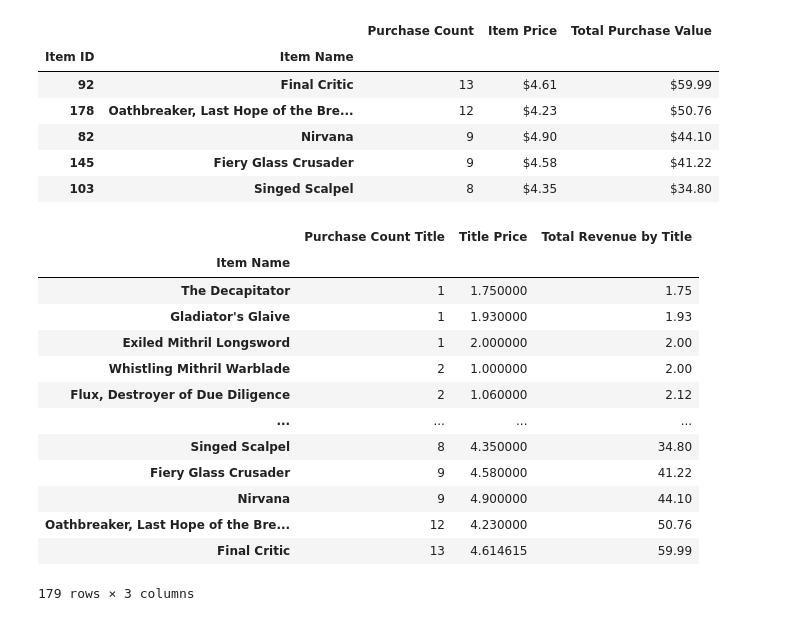
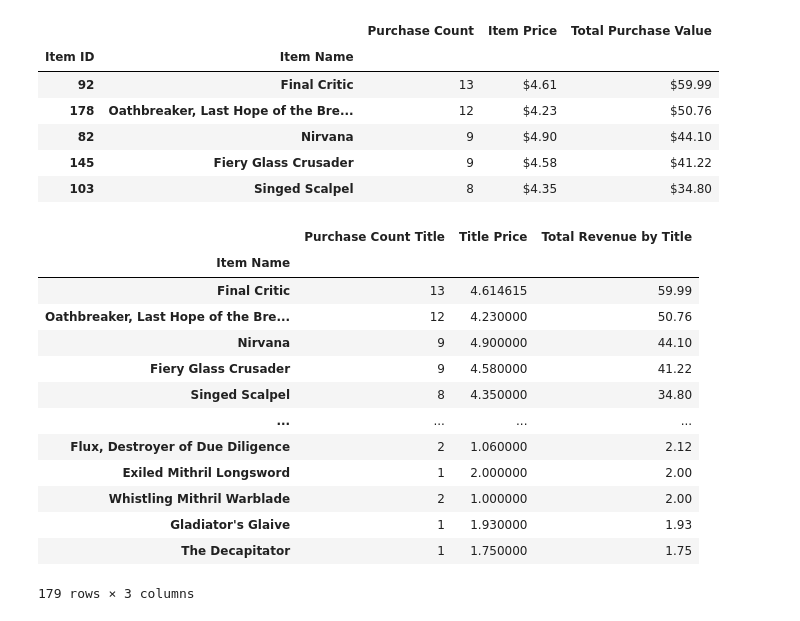
Before and after one commit to ezeavila/pandas-challenge, a Jupyter notebook: HeroesOfPymoli/02-Homework_04-Pandas_Instructions_HeroesOfPymoli_HeroesOfPymoli_starter.ipynb, the cells around one changed output. Cells and saved outputs as stored; diff of their text form; code cells hidden in the pictures.

```diff
--- a/HeroesOfPymoli/02-Homework_04-Pandas_Instructions_HeroesOfPymoli_HeroesOfPymoli_starter.ipynb
+++ b/HeroesOfPymoli/02-Homework_04-Pandas_Instructions_HeroesOfPymoli_HeroesOfPymoli_starter.ipynb
@@ -344,7 +344,7 @@ purchases_by_title_df = pd.DataFrame({"Purchase Count Title" : purchase_by_title
                                            "Title Price" : price_title,
                                            "Total Revenue by Title" : total_purchase_title})
 
-purchases_by_title_df = purchases_by_title_df.sort_values((['Purchase Count Title']), ascending = "false")
+purchases_by_title_df = purchases_by_title_df.sort_values((['Purchase Count Title']), ascending = False)
 
 #sort from highest to lowest
 
@@ -384,23 +384,23 @@ purchases_by_title_df
 | 145 | Fiery Glass Crusader | 9 | $4.58 | $41.22 |
 | 103 | Singed Scalpel | 8 | $4.35 | $34.80 |
 # %%
-purchases_by_title_df = purchases_by_title_df.sort_values((['Total Revenue by Title']), ascending = "false")
+purchases_by_title_df = purchases_by_title_df.sort_values((['Total Revenue by Title']), ascending = False)
 
 #sort from highest to lowest
 
 purchases_by_title_df
 # %% [output]
 |  | Purchase Count Title | Title Price | Total Revenue by Title |
 | Item Name |  |  |  |
-| The Decapitator | 1 | 1.750000 | 1.75 |
-| Gladiator's Glaive | 1 | 1.930000 | 1.93 |
+| Final Critic | 13 | 4.614615 | 59.99 |
+| Oathbreaker, Last Hope of the Bre... | 12 | 4.230000 | 50.76 |
+| Nirvana | 9 | 4.900000 | 44.10 |
+| Fiery Glass Crusader | 9 | 4.580000 | 41.22 |
+| Singed Scalpel | 8 | 4.350000 | 34.80 |
+| ... | ... | ... | ... |
+| Flux, Destroyer of Due Diligence | 2 | 1.060000 | 2.12 |
 | Exiled Mithril Longsword | 1 | 2.000000 | 2.00 |
 | Whistling Mithril Warblade | 2 | 1.000000 | 2.00 |
-| Flux, Destroyer of Due Diligence | 2 | 1.060000 | 2.12 |
-| ... | ... | ... | ... |
-| Singed Scalpel | 8 | 4.350000 | 34.80 |
-| Fiery Glass Crusader | 9 | 4.580000 | 41.22 |
-| Nirvana | 9 | 4.900000 | 44.10 |
-| Oathbreaker, Last Hope of the Bre... | 12 | 4.230000 | 50.76 |
-| Final Critic | 13 | 4.614615 | 59.99 |
+| Gladiator's Glaive | 1 | 1.930000 | 1.93 |
+| The Decapitator | 1 | 1.750000 | 1.75 |
 179 rows × 3 columns
```
Also changed, not shown: parts of 2 cells of this notebook.
